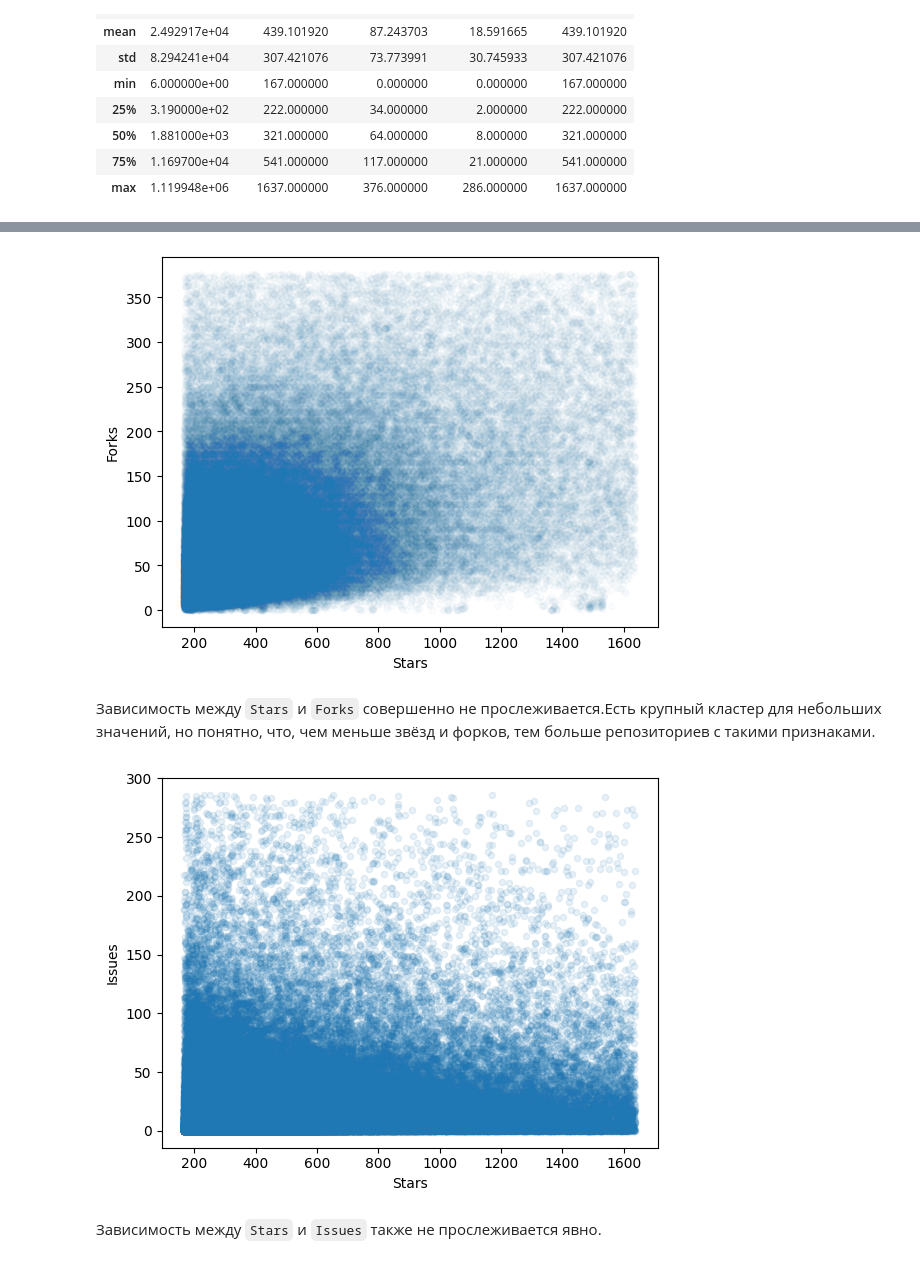
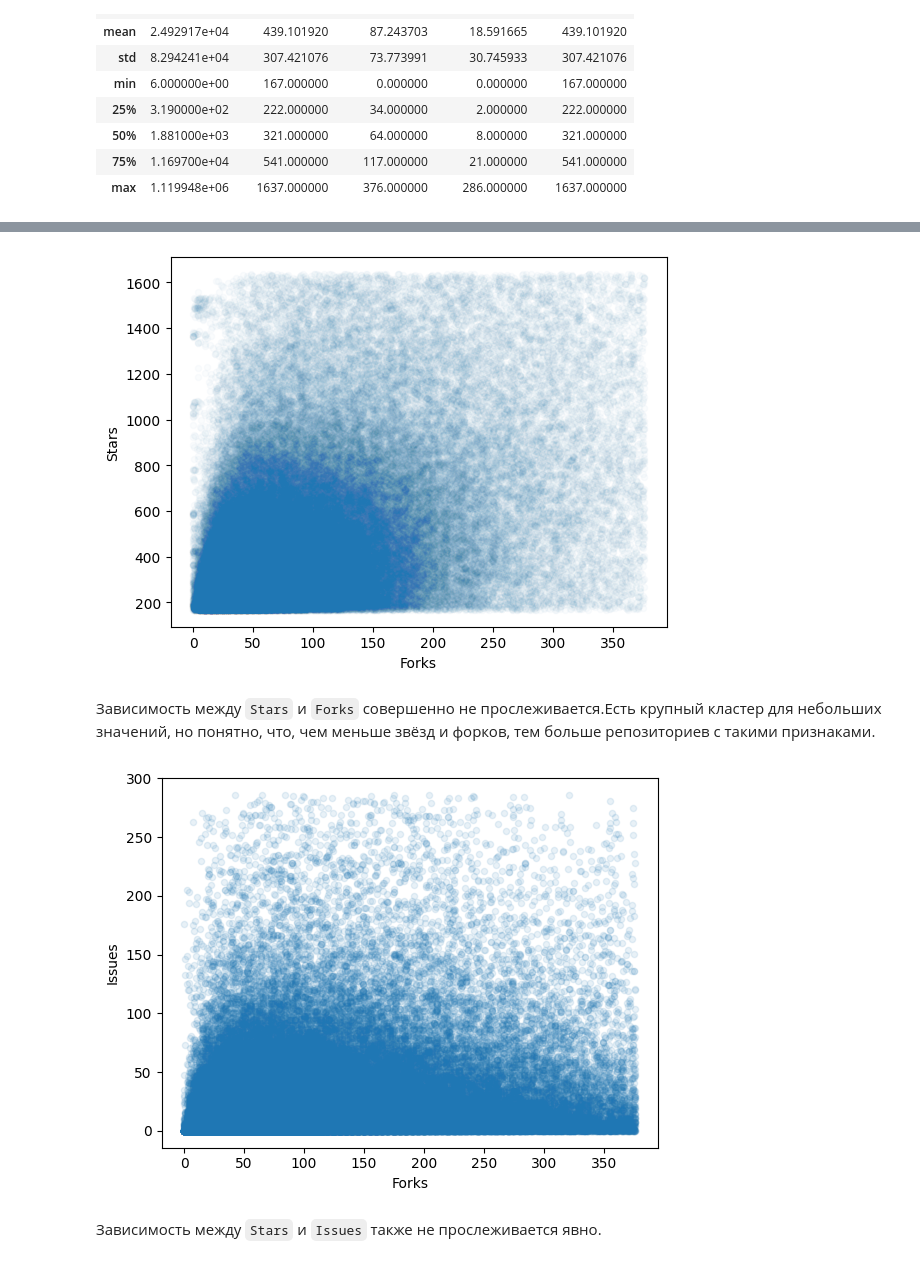
Before and after one commit to AndreyBugrov/MachineLearningCourse, a Jupyter notebook: github_repositories.ipynb, the cells around one changed output, grey strips where cells are left out. Drawn from its saved outputs; the diff is of its cells as text; code cells hidden in the pictures.

Commit message:
we have results for forks

```diff
--- a/github_repositories.ipynb
+++ b/github_repositories.ipynb
@@ -442,17 +444,17 @@ data.describe(include=['category'])
 | top | dotfiles | Migrated: | https://github.com/0-8-4/miui-aut... | 2017-06-05T20:53:58Z | 2023-06-22T20:19:05Z | https://spatie.be/open-source | Python | MIT | [] | ... |
 | freq | 182 | 32 | 1 | 3 | 10 | 31 | 29275 | 65667 | 87301 | ... |
 # %%
-data.plot(kind = 'scatter', x = 'Stars', y = 'Forks', alpha=.02)
+data.plot(kind = 'scatter', x = 'Forks', y = 'Stars', alpha=.02)
 pass
 # %% [output]
-[figure, old version]
+[figure, new version]
 # %% [markdown]
 Зависимость между `Stars` и `Forks` совершенно не прослеживается.Есть крупный кластер для небольших значений, но понятно, что, чем меньше звёзд и форков, тем больше репозиториев с такими признаками.
 # %%
-data.plot(kind = 'scatter', x = 'Stars', y = 'Issues', alpha=0.1)
+data.plot(kind = 'scatter', x = 'Forks', y = 'Issues', alpha=0.1)
 pass
 # %% [output]
-[figure, old version]
+[figure, new version]
 # %% [markdown]
 Зависимость между `Stars` и `Issues` также не прослеживается явно.
 # %%
```
Also changed, not shown: parts of 91 cells of this notebook.
